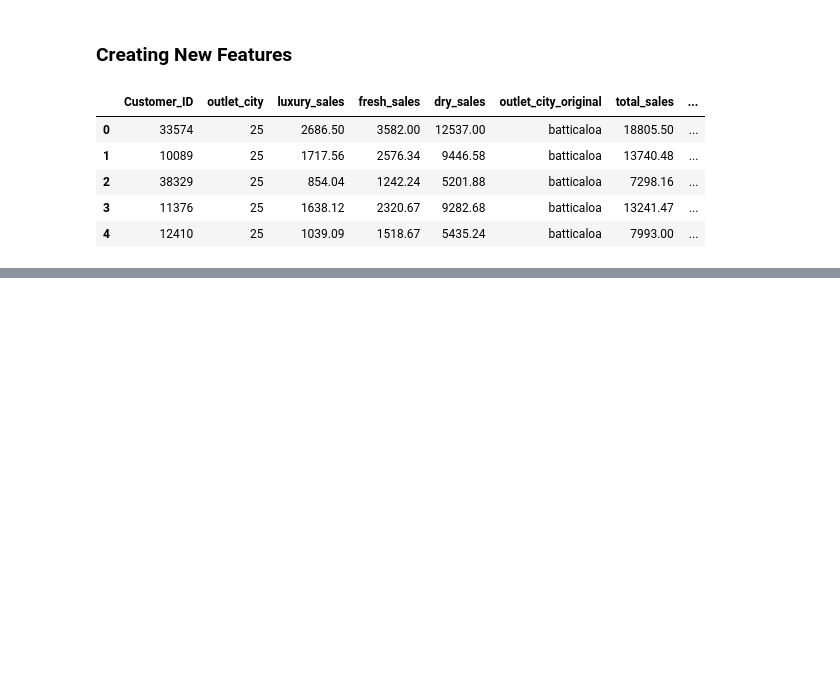
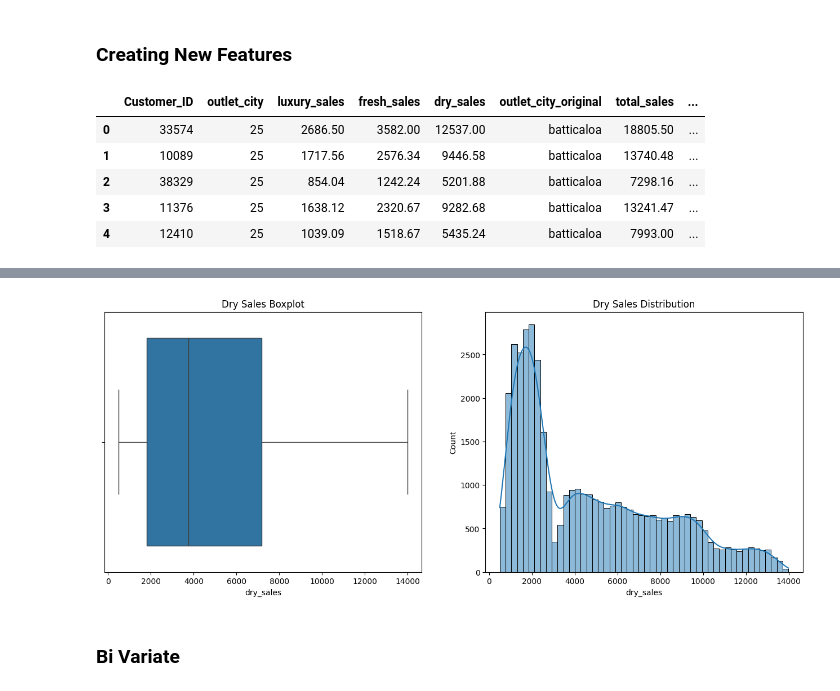
Before and after one commit to DSPL-Project-Group-B10/Cleaning, a Jupyter notebook: DSPL_Cleaning_and_Editing.ipynb, the cells around one changed output, grey strips where cells are left out. Cells and saved outputs as stored; diff of their text form; code cells hidden in the pictures; blank space fills up the shorter version.

```diff
--- a/DSPL_Cleaning_and_Editing.ipynb
+++ b/DSPL_Cleaning_and_Editing.ipynb
@@ -755,0 +798,19 @@ df.head()
+# %%
+# Dry Sales Visualization
+plt.figure(figsize=(16, 6))
+
+# Boxplot for Dry Sales
+plt.subplot(1, 2, 1)
+sns.boxplot(x=df['dry_sales'])
+plt.title("Dry Sales Boxplot")
+
+# Histogram for Dry Sales
+plt.subplot(1, 2, 2)
+sns.histplot(df['dry_sales'], bins=50, kde=True)
+plt.title("Dry Sales Distribution")
+
+plt.show()
+# %% [output]
+[figure, added]
+# %% [markdown]
+### Bi Variate
```
Also changed, not shown: parts of 17 cells of this notebook.
